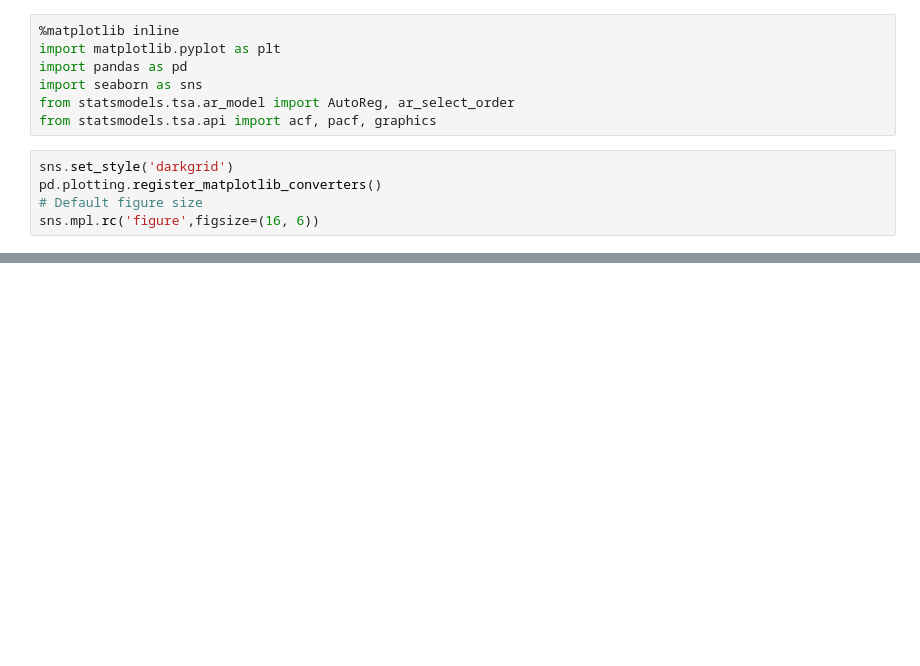
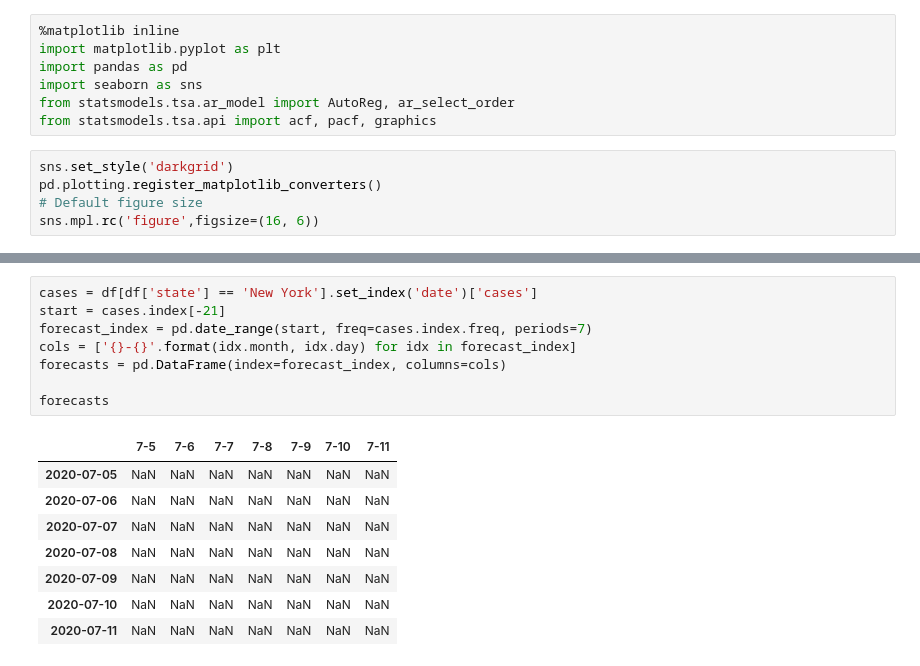
Before and after one commit to ysenarath/covid-19-mobility-analysis, a Jupyter notebook: autoregression_model.ipynb, the cells around one changed output, grey strips where cells are left out. Drawn from its saved outputs; the diff is of its cells as text; blank space fills up the shorter version.

```diff
--- a/autoregression_model.ipynb
+++ b/autoregression_model.ipynb
@@ -61,0 +77,17 @@ Roots
+# %%
+cases = df[df['state'] == 'New York'].set_index('date')['cases']
+start = cases.index[-21]
+forecast_index = pd.date_range(start, freq=cases.index.freq, periods=7)
+cols = ['{}-{}'.format(idx.month, idx.day) for idx in forecast_index]
+forecasts = pd.DataFrame(index=forecast_index, columns=cols)
+
+forecasts
+# %% [output]
+|  | 7-5 | 7-6 | 7-7 | 7-8 | 7-9 | 7-10 | 7-11 |
+| 2020-07-05 | NaN | NaN | NaN | NaN | NaN | NaN | NaN |
+| 2020-07-06 | NaN | NaN | NaN | NaN | NaN | NaN | NaN |
+| 2020-07-07 | NaN | NaN | NaN | NaN | NaN | NaN | NaN |
+| 2020-07-08 | NaN | NaN | NaN | NaN | NaN | NaN | NaN |
+| 2020-07-09 | NaN | NaN | NaN | NaN | NaN | NaN | NaN |
+| 2020-07-10 | NaN | NaN | NaN | NaN | NaN | NaN | NaN |
+| 2020-07-11 | NaN | NaN | NaN | NaN | NaN | NaN | NaN |
```
Also changed, not shown: parts of 9 cells of this notebook, 6 other files.
